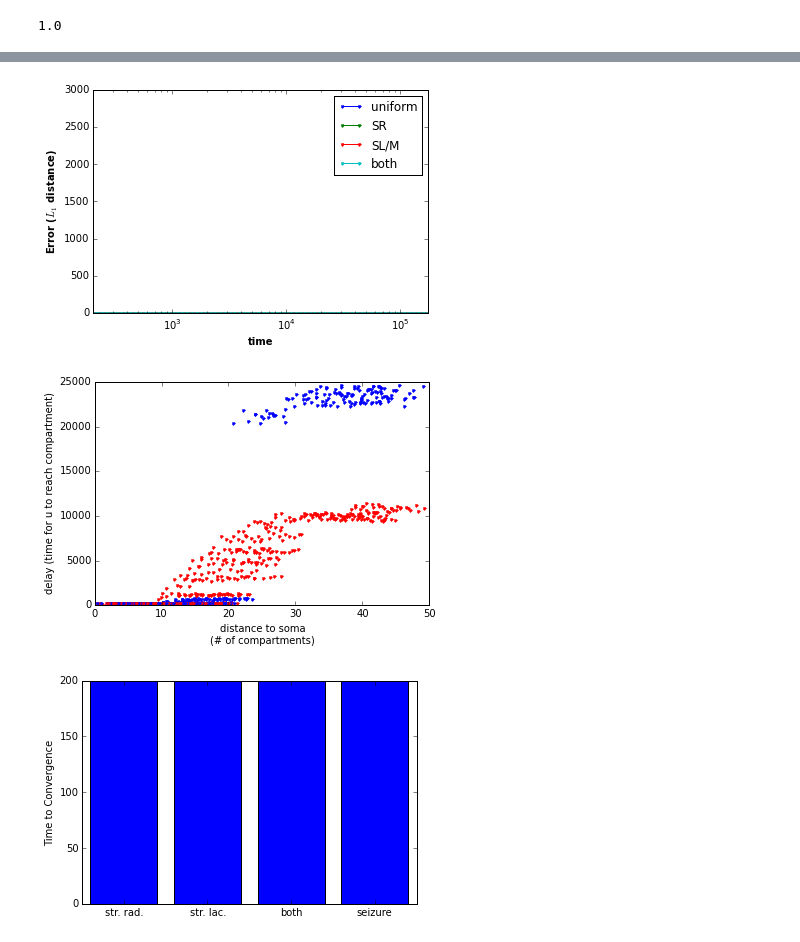
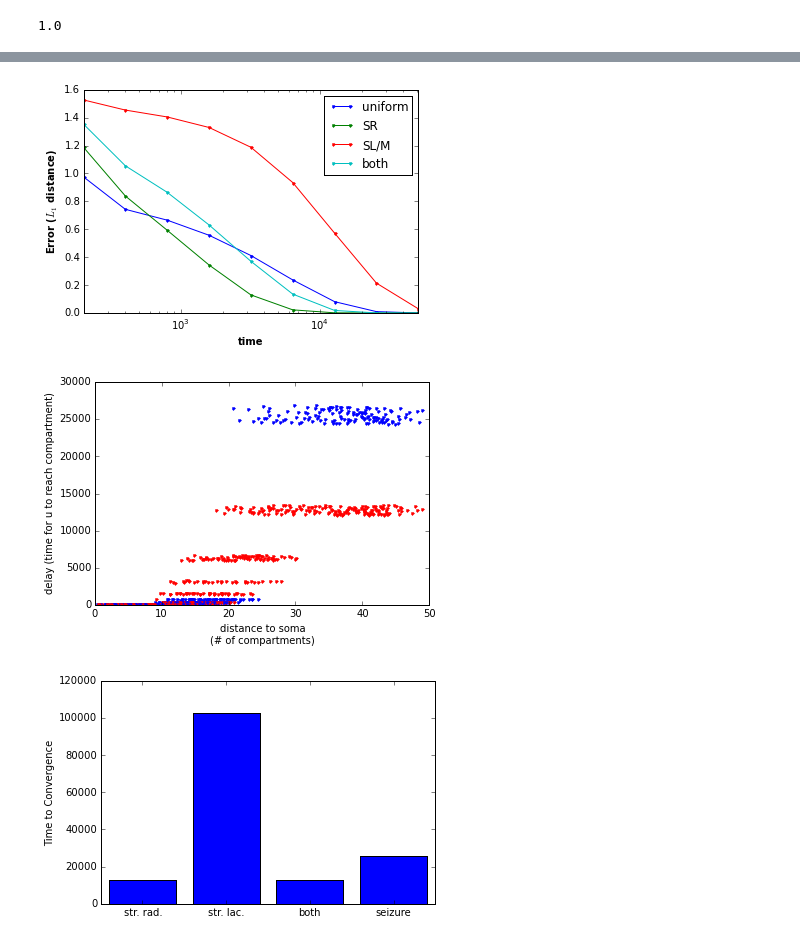
Before and after one commit to ahwillia/Williams-etal-Synaptic-Transport, a Jupyter notebook: code/03_convergence/CA1.ipynb, the cells around one changed output, grey strips where cells are left out. Cells and saved outputs as stored; diff of their text form; code cells hidden in the pictures.

```diff
--- a/code/03_convergence/CA1.ipynb
+++ b/code/03_convergence/CA1.ipynb
@@ -151,9 +167,8 @@ from scipy.linalg import expm  # matrix exponential used to solve linear system
 from mpl_toolkits.mplot3d import Axes3D
 from PyNeuronToolbox.morphology import shapeplot
 
-t0,dt = 200,1.1
-#t0,dt = 200,10
-#t0,dt = 200,2
+#t0,dt = 200,1.1
+t0,dt = 200,2
 def run_sim():
     A = get_sys_matrix(set_transport_params(utarg))
 
@@ -329,11 +317,0 @@ plt.show()
-# %%
-# largest eigenvalues/vectors for bottleneck distribution
-for a in range(1,4):
-    fig = plt.figure(figsize=(4,4))
-    shapeax = plt.subplot(111, projection='3d')
-    lines = shapeplot(h,shapeax,cvals=np.abs(v1[:,-a]),clim=[0,0.045],\
-                      cmap=plt.cm.cool,order='pre',lw=2)
-    shapeax.view_init(elev=80,azim=-90)
-    plt.title('w = '+str(np.round(w1[-a],5)),fontweight='bold',fontsize=14)
-    plt.tight_layout()
-    plt.axis('off')
@@ -344,11 +317,0 @@ for a in range(1,4):
-# %%
-# largest eigenvalues/vectors for uniform distribution
-for a in range(1,4):
-    fig = plt.figure(figsize=(4,4))
-    shapeax = plt.subplot(111, projection='3d')
-    lines = shapeplot(h,shapeax,cvals=np.abs(v2[:,-a]),clim=[0,0.045],\
-                      cmap=plt.cm.cool,order='pre',lw=2)
-    shapeax.view_init(elev=80,azim=-90)
-    plt.title('w = '+str(np.round(w2[-a],5)),fontweight='bold',fontsize=14)
-    plt.tight_layout()
-    plt.axis('off')
@@ -361,7 +320,6 @@ plt.figure()
 ax = plt.subplot(111)
 for i in range(1,len(sim_data['t'])):
     plt.plot(sim_data['t'][i],sim_data['err'][i],'.-',label=sim_data['label'][i])
-plt.ylim([0,3000])
 plt.xlim([t0,t[-3]])
 plt.ylabel('Error ($L_1$ distance)',fontweight='bold')
 plt.xlabel('time',fontweight='bold')
@@ -369,7 +327,7 @@ plt.xscale('log')
 plt.legend()
 plt.show()
 # %% [output]
-[figure, old version]
+[figure, new version]
 # %%
 def segs_to_soma(seg_index):
     A = get_sys_matrix(set_transport_params(utarg)) # mass-action matrix
@@ -405,22 +363,22 @@ for i in range(len(seg_list)):
 
 plt.xlabel('distance to soma\n(# of compartments)')
 plt.ylabel('delay (time for u to reach compartment)')
-plt.savefig('panel_E.svg')
+#plt.savefig('panel_E.svg')
 plt.show()
 # %% [output]
-[figure, old version]
+[figure, new version]
 # %%
 ct = [] # convergence times
 N = len(sim_data['t'])-1
 for i in [2,3,4,1]:
-    inds = np.where(np.array(sim_data['err'][i]) < 75)[0]
+    inds = np.where(np.array(sim_data['err'][i]) < 0.02)[0]
     ct.append(sim_data['t'][i][inds[0]])
 
 plt.figure()
 plt.bar(np.arange(N)+0.6,ct)
 plt.xticks(range(1,N+1),('str. rad.','str. lac.','both','seizure'))
 plt.ylabel('Time to Convergence')
-plt.savefig('panel_F.svg')
+#plt.savefig('panel_F.svg')
 plt.show()
 # %% [output]
-[figure, old version]
+[figure, new version]
```
Also changed, not shown: parts of 12 cells of this notebook, 14 other files.
